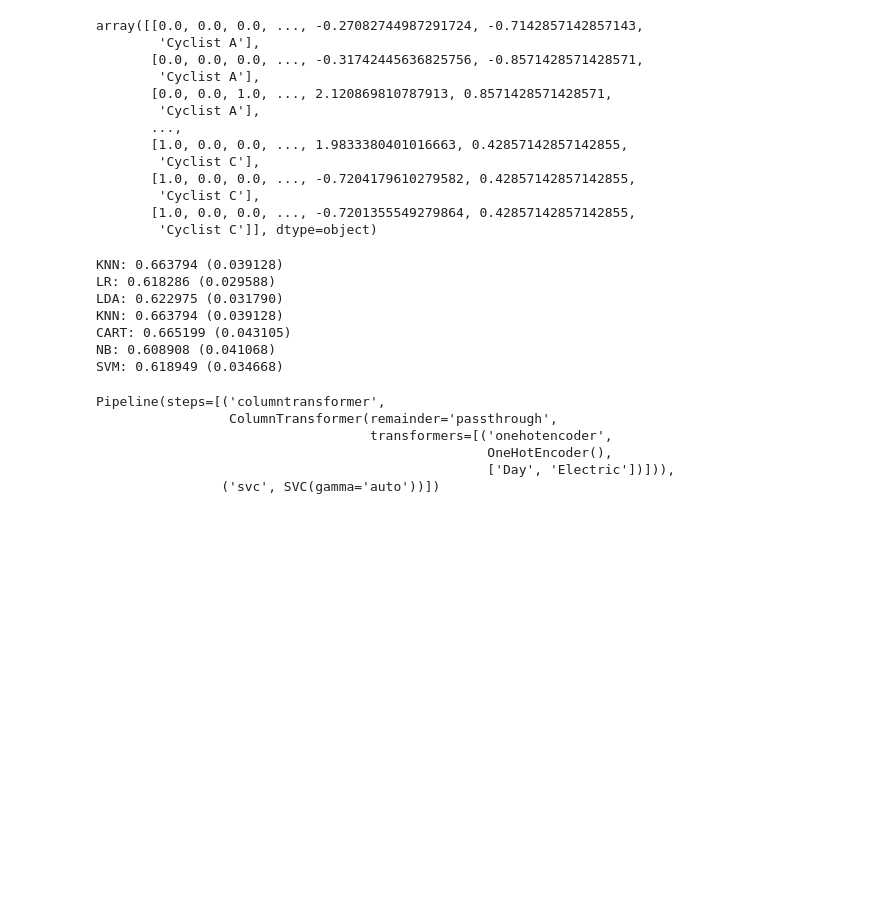
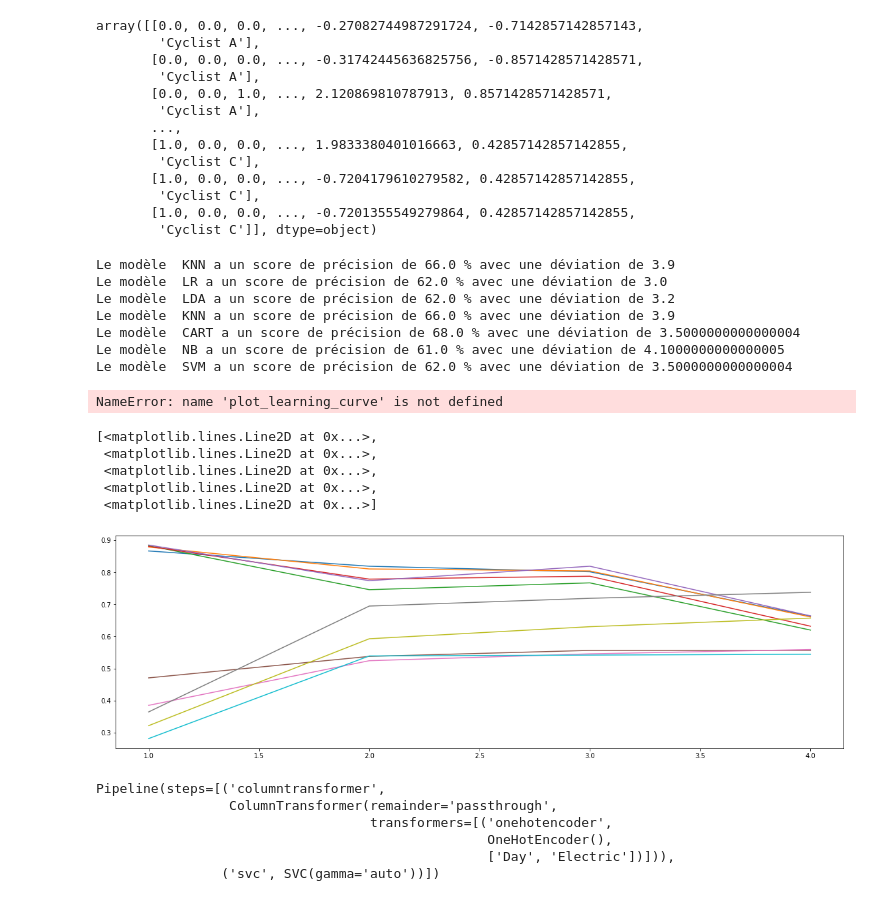
Before and after one commit to Anassidr/Velib_data_analysis, a Jupyter notebook: Velib_data_analysis.ipynb, the cells around one changed output. Saved outputs shown, nothing was run; the diff lists cells and outputs as text; code cells hidden in the pictures; blank space fills up the shorter version.

```diff
--- a/Velib_data_analysis.ipynb
+++ b/Velib_data_analysis.ipynb
@@ -574,18 +575,36 @@ names = []
 for name, model in models:
 	kfold = StratifiedKFold(n_splits=10, random_state=1, shuffle=True)
 	pipe = make_pipeline(column_trans, model)
-	cv_results = cross_val_score(pipe, X_train, Y_train, cv=kfold, scoring='accuracy')
-	results.append(cv_results)
+	training_score = cross_val_score(pipe, X_train, Y_train, cv=kfold, scoring='accuracy')
+	results.append(training_score)
 	names.append(name)
-	print('%s: %f (%f)' % (name, cv_results.mean(), cv_results.std()))
+	print("Le modèle ", name, "a un score de précision de", round(training_score.mean(), 2) * 100, "% avec une déviation de",round(training_score.std(),3)*100)
 # %% [output]
-KNN: 0.663794 (0.039128)
-LR: 0.618286 (0.029588)
-LDA: 0.622975 (0.031790)
-KNN: 0.663794 (0.039128)
-CART: 0.665199 (0.043105)
-NB: 0.608908 (0.041068)
-SVM: 0.618949 (0.034668)
+Le modèle  KNN a un score de précision de 66.0 % avec une déviation de 3.9
+Le modèle  LR a un score de précision de 62.0 % avec une déviation de 3.0
+Le modèle  LDA a un score de précision de 62.0 % avec une déviation de 3.2
+Le modèle  KNN a un score de précision de 66.0 % avec une déviation de 3.9
+Le modèle  CART a un score de précision de 68.0 % avec une déviation de 3.5000000000000004
+Le modèle  NB a un score de précision de 61.0 % avec une déviation de 4.1000000000000005
+Le modèle  SVM a un score de précision de 62.0 % avec une déviation de 3.5000000000000004
+# %%
+from sklearn.model_selection import ShuffleSplit
+from sklearn.model_selection import learning_curve
+
+cv = ShuffleSplit(n_splits=100, test_size=0.2, random_state=42)
+plot_learning_curve(models[0], X_train, Y_train, (0.87, 1.01), cv=cv, n_jobs=4)
+# %% [output]
+NameError: name 'plot_learning_curve' is not defined
+# %%
+plt.plot(train_scores)
+plt.plot(valid_scores)
+# %% [output]
+[<matplotlib.lines.Line2D at 0x...>,
+ <matplotlib.lines.Line2D at 0x...>,
+ <matplotlib.lines.Line2D at 0x...>,
+ <matplotlib.lines.Line2D at 0x...>,
+ <matplotlib.lines.Line2D at 0x...>]
+[figure, added]
 # %%
 pipe.fit(X,y)
 # %% [output]
```
Also changed, not shown: parts of 1 cell of this notebook.
